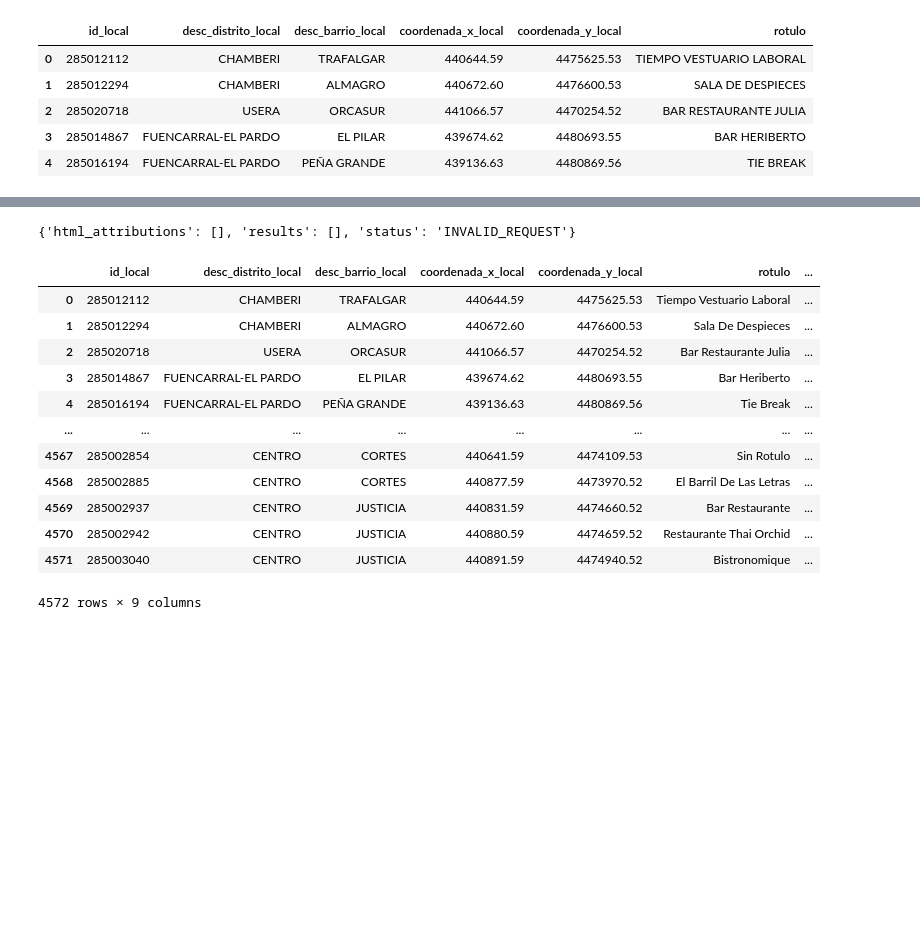
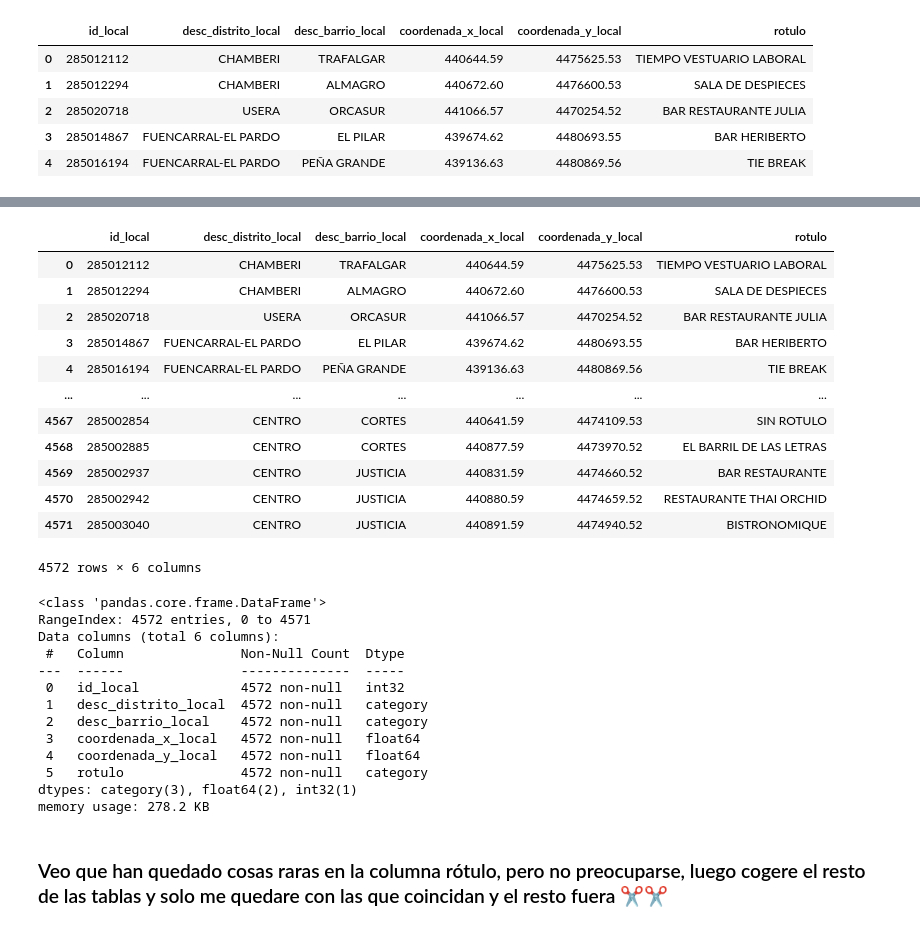
Before and after one commit to ClaraGallardo/ETL_project, a Jupyter notebook: notebook/5.Limpieza json.ipynb, the cells around one changed output, grey strips where cells are left out. Drawn from its saved outputs; the diff is of its cells as text; code cells hidden in the pictures; blank space fills up the shorter version.

```diff
--- a/notebook/censo2.ipynb
+++ b/notebook/5.Limpieza json.ipynb
@@ -159,11 +162,0 @@ restaurantes['coordenada_x_wgs84'], restaurantes['coordenada_y_wgs84'] = zip(*re
-# %%
-restaurantes['coordenada_x_wgs84'] = pd.to_numeric(restaurantes['coordenada_x_wgs84']) / 10**6 #conversiones al sistema de coordenadas que nos acepta la API
-restaurantes['coordenada_y_wgs84'] = pd.to_numeric(restaurantes['coordenada_y_wgs84']) / 10**6
-# %%
-restaurantes['coordenada_x_wgs84'] = restaurantes['coordenada_x_wgs84'].astype(str) # tenemos que tranformarlo a str para poder seguir
-restaurantes['coordenada_y_wgs84'] = restaurantes['coordenada_y_wgs84'].astype(str)
-# %%
-restaurantes["coordenadas"] = restaurantes['coordenada_x_wgs84'].str.cat(restaurantes['coordenada_y_wgs84'], sep=",") # Ya tenemos la coordenada limpia para usar en la API
-# %%
-for index, row in restaurantes["coordenadas"]:
-    restaurantes.loc[index, "coordenadas"] = convertir_coordenadas(row["coordenadas"])
@@ -198,20 +163,32 @@ for e in range(1,10):
-# %%
-data
-# %% [output]
-{'html_attributions': [], 'results': [], 'status': 'INVALID_REQUEST'}
+# %%
+optim(restaurantes)
+# %% [output]
+|  | id_local | desc_distrito_local | desc_barrio_local | coordenada_x_local | coordenada_y_local | rotulo |
+| 0 | 285012112 | CHAMBERI | TRAFALGAR | 440644.59 | 4475625.53 | TIEMPO VESTUARIO LABORAL |
+| 1 | 285012294 | CHAMBERI | ALMAGRO | 440672.60 | 4476600.53 | SALA DE DESPIECES |
+| 2 | 285020718 | USERA | ORCASUR | 441066.57 | 4470254.52 | BAR RESTAURANTE JULIA |
+| 3 | 285014867 | FUENCARRAL-EL PARDO | EL PILAR | 439674.62 | 4480693.55 | BAR HERIBERTO |
+| 4 | 285016194 | FUENCARRAL-EL PARDO | PEÑA GRANDE | 439136.63 | 4480869.56 | TIE BREAK |
+| ... | ... | ... | ... | ... | ... | ... |
+| 4567 | 285002854 | CENTRO | CORTES | 440641.59 | 4474109.53 | SIN ROTULO |
+| 4568 | 285002885 | CENTRO | CORTES | 440877.59 | 4473970.52 | EL BARRIL DE LAS LETRAS |
+| 4569 | 285002937 | CENTRO | JUSTICIA | 440831.59 | 4474660.52 | BAR RESTAURANTE |
+| 4570 | 285002942 | CENTRO | JUSTICIA | 440880.59 | 4474659.52 | RESTAURANTE THAI ORCHID |
+| 4571 | 285003040 | CENTRO | JUSTICIA | 440891.59 | 4474940.52 | BISTRONOMIQUE |
+4572 rows × 6 columns
 # %%
-restaurantes
+restaurantes.info()
 # %% [output]
-|  | id_local | desc_distrito_local | desc_barrio_local | coordenada_x_local | coordenada_y_local | rotulo | ... |
-| 0 | 285012112 | CHAMBERI | TRAFALGAR | 440644.59 | 4475625.53 | Tiempo Vestuario Laboral | ... |
-| 1 | 285012294 | CHAMBERI | ALMAGRO | 440672.60 | 4476600.53 | Sala De Despieces | ... |
-| 2 | 285020718 | USERA | ORCASUR | 441066.57 | 4470254.52 | Bar Restaurante Julia | ... |
-| 3 | 285014867 | FUENCARRAL-EL PARDO | EL PILAR | 439674.62 | 4480693.55 | Bar Heriberto | ... |
-| 4 | 285016194 | FUENCARRAL-EL PARDO | PEÑA GRANDE | 439136.63 | 4480869.56 | Tie Break | ... |
-| ... | ... | ... | ... | ... | ... | ... | ... |
-| 4567 | 285002854 | CENTRO | CORTES | 440641.59 | 4474109.53 | Sin Rotulo | ... |
-| 4568 | 285002885 | CENTRO | CORTES | 440877.59 | 4473970.52 | El Barril De Las Letras | ... |
-| 4569 | 285002937 | CENTRO | JUSTICIA | 440831.59 | 4474660.52 | Bar Restaurante | ... |
-| 4570 | 285002942 | CENTRO | JUSTICIA | 440880.59 | 4474659.52 | Restaurante Thai Orchid | ... |
-| 4571 | 285003040 | CENTRO | JUSTICIA | 440891.59 | 4474940.52 | Bistronomique | ... |
-4572 rows × 9 columns
+<class 'pandas.core.frame.DataFrame'>
+RangeIndex: 4572 entries, 0 to 4571
+Data columns (total 6 columns):
+ #   Column               Non-Null Count  Dtype
+---  ------               --------------  -----
+ 0   id_local             4572 non-null   int32
+ 1   desc_distrito_local  4572 non-null   category
+ 2   desc_barrio_local    4572 non-null   category
+ 3   coordenada_x_local   4572 non-null   float64
+ 4   coordenada_y_local   4572 non-null   float64
+ 5   rotulo               4572 non-null   category
+dtypes: category(3), float64(2), int32(1)
+memory usage: 278.2 KB
@@ -217,0 +197,2 @@ restaurantes
+# %% [markdown]
+### Veo que han quedado cosas raras en la columna rótulo, pero no preocuparse, luego cogere el resto de las tablas y solo me quedare con las que coincidan y el resto fuera ✂️✂️
```
Also changed, not shown: parts of 8 cells of this notebook, 8 other files.
